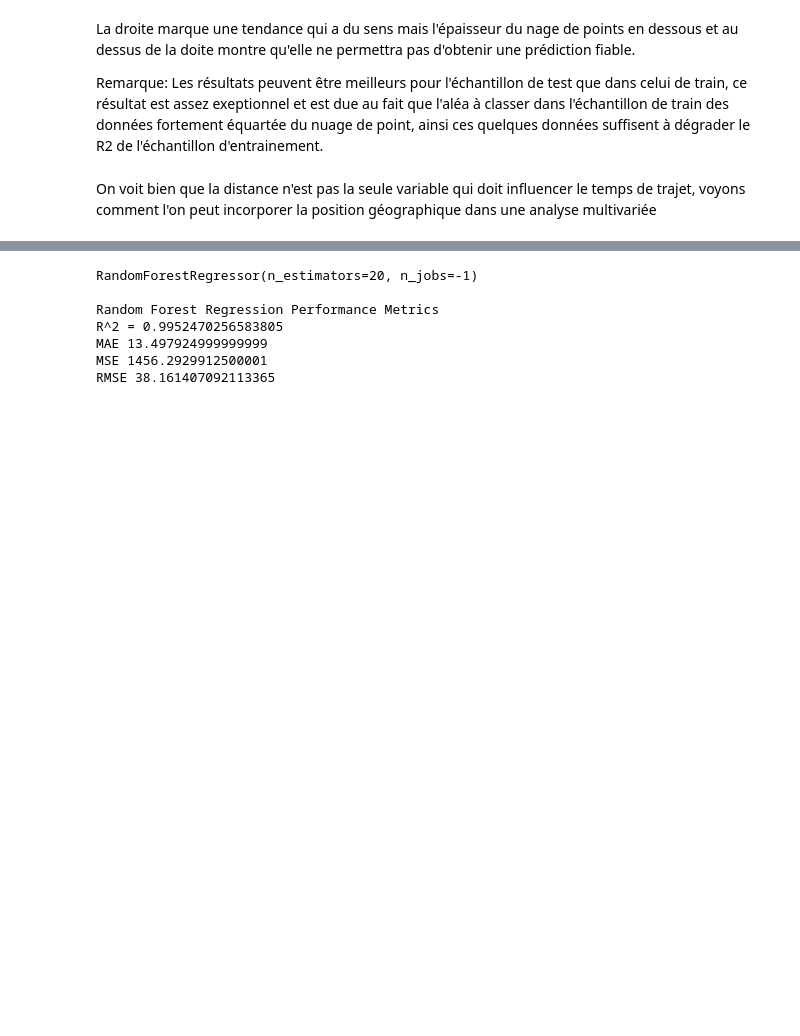
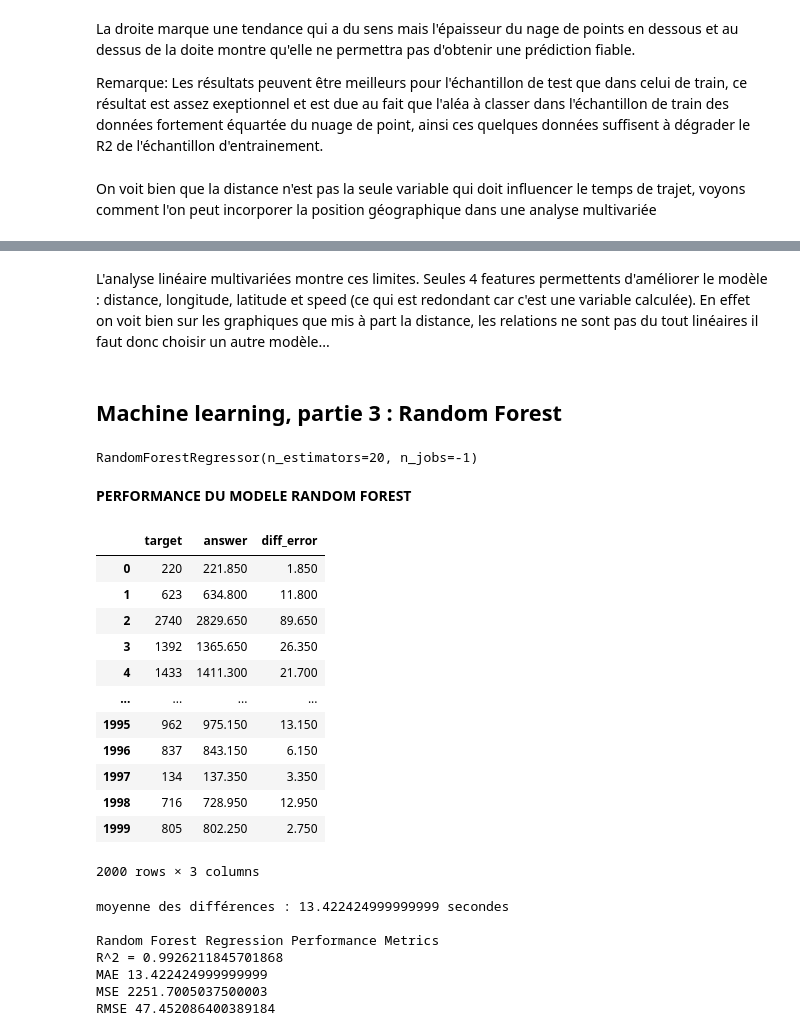
Before and after one commit to camillesauer/taxi, a Jupyter notebook: brief taxi.ipynb, the cells around one changed output, grey strips where cells are left out. Cells and saved outputs as stored; diff of their text form; code cells hidden in the pictures; blank space fills up the shorter version.

```diff
--- a/brief taxi.ipynb
+++ b/brief taxi.ipynb
@@ -731,28 +726,60 @@ display(pd.DataFrame(reports))
+# %% [markdown]
+L'analyse linéaire multivariées montre ces limites. Seules 4 features permettents d'améliorer le modèle : distance, longitude, latitude et speed (ce qui est redondant car c'est une variable calculée). En effet on voit bien sur les graphiques que mis à part la distance, les relations ne sont pas du tout linéaires il faut donc choisir un autre modèle...
+# %% [markdown]
+## Machine learning, partie 3 : Random Forest
 # %%
-X = df[["distance", "pickup_longitude", "pickup_latitude", "speed_mean", "pickup_month", "pickup_weekday", "pickup_hour"]]
+X = df[["distance", "pickup_longitude", "pickup_latitude", "speed_mean", "pickup_month", "pickup_weekday", "pickup_hour", "passenger_count"]]
 y = df["trip_duration"]
 X_train, X_test, y_train, y_test = train_test_split(X, y, test_size = 0.2, random_state = 0)
 from sklearn.ensemble import RandomForestRegressor
 
-rforest = RandomForestRegressor(n_estimators = 20, n_jobs = -1)
+# Instantiate model object
+rforest = RandomForestRegressor(n_estimators = 20, n_jobs = -1)#n_jobs -1 for ALL CPU POWA
 
 # Fit to training data
 rforest = rforest.fit(X_train,y_train)
 print(rforest)
+# Predict
 y_pred_rforest = rforest.predict(X_test)
+
+md("**PERFORMANCE DU MODELE RANDOM FOREST**")
+
+results = pd.DataFrame({
+    "target" : y_test.values,
+    "answer" : list(y_pred_rforest),
+})
+results["diff_error"] = abs(results["target"] - results["answer"])
+display(results)
+
+print("moyenne des différences (MAE) :", results.diff_error.mean(), "secondes")
 
 # Score It
 from sklearn import metrics
 print('\nRandom Forest Regression Performance Metrics')
 print('R^2 =',metrics.explained_variance_score(y_test,y_pred_rforest))
 print('MAE',metrics.mean_absolute_error(y_test, y_pred_rforest))
 print('MSE',metrics.mean_squared_error(y_test, y_pred_rforest))
 print('RMSE',np.sqrt(metrics.mean_squared_error(y_test, y_pred_rforest)))
 # %% [output]
 RandomForestRegressor(n_estimators=20, n_jobs=-1)
-
-Random Forest Regression Performance Metrics
-R^2 = 0.9952470256583805
-MAE 13.497924999999999
-MSE 1456.2929912500001
-RMSE 38.161407092113365
+**PERFORMANCE DU MODELE RANDOM FOREST**
+|  | target | answer | diff_error |
+| 0 | 220 | 221.850 | 1.850 |
+| 1 | 623 | 634.800 | 11.800 |
+| 2 | 2740 | 2829.650 | 89.650 |
+| 3 | 1392 | 1365.650 | 26.350 |
+| 4 | 1433 | 1411.300 | 21.700 |
+| ... | ... | ... | ... |
+| 1995 | 962 | 975.150 | 13.150 |
+| 1996 | 837 | 843.150 | 6.150 |
+| 1997 | 134 | 137.350 | 3.350 |
+| 1998 | 716 | 728.950 | 12.950 |
+| 1999 | 805 | 802.250 | 2.750 |
+2000 rows × 3 columns
+moyenne des différences : 13.422424999999999 secondes
+
+Random Forest Regression Performance Metrics
+R^2 = 0.9926211845701868
+MAE 13.422424999999999
+MSE 2251.7005037500003
+RMSE 47.452086400389184
```
Also changed, not shown: parts of 21 cells of this notebook.
